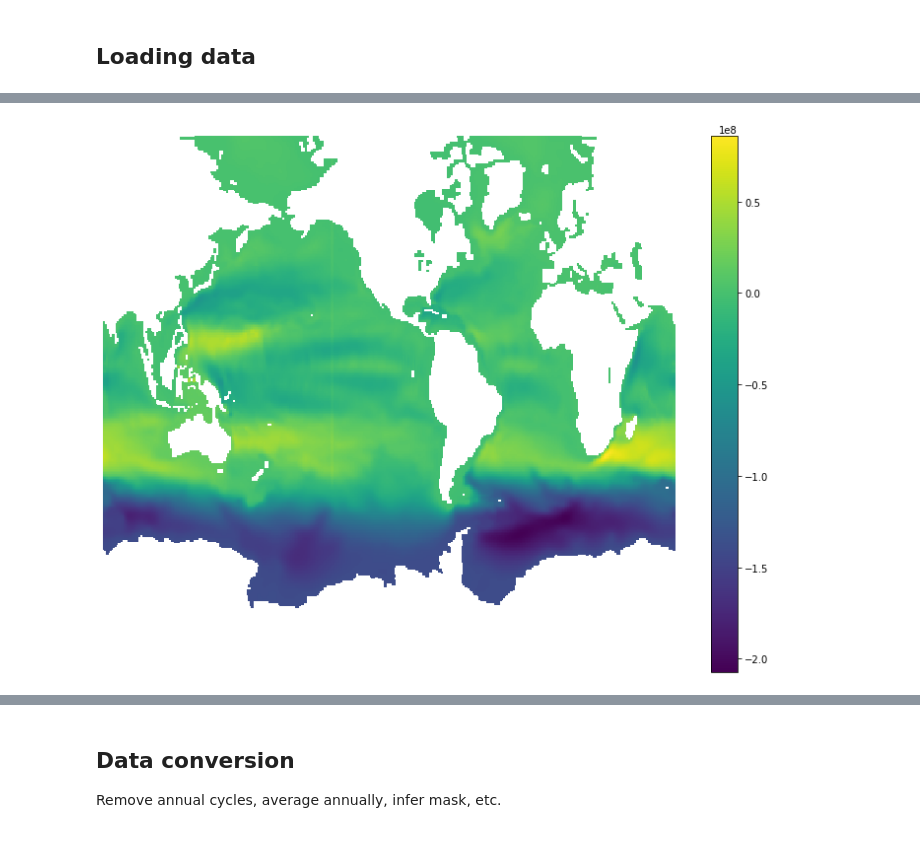
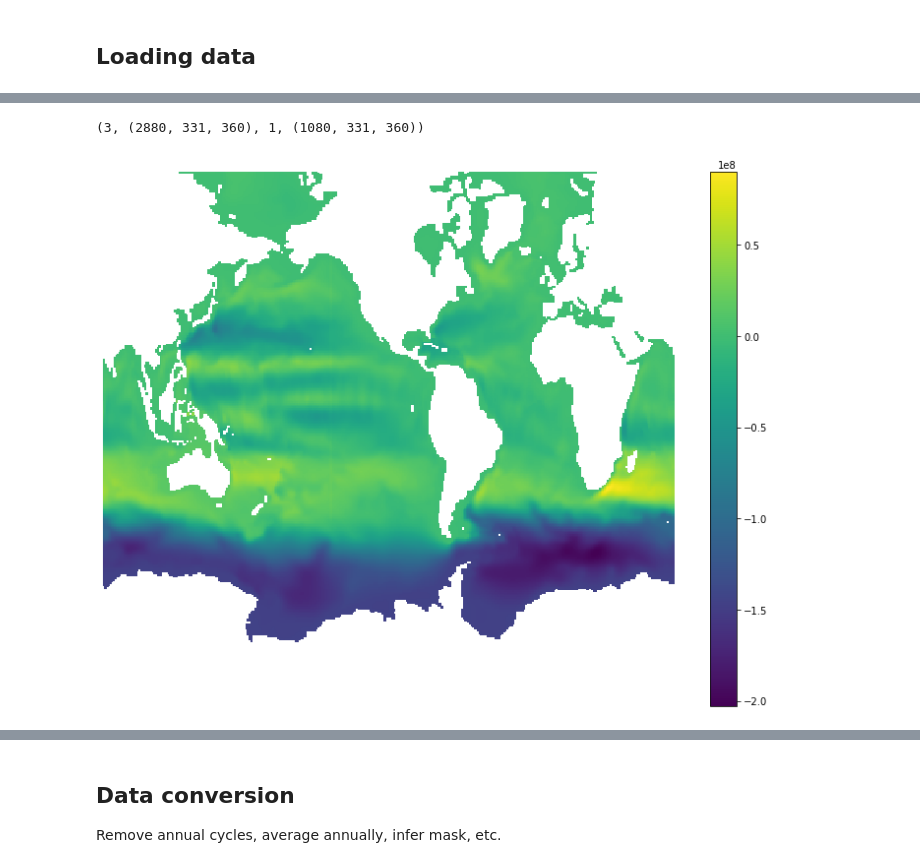
Before and after one commit to Maison-de-la-Simulation/hrmes, a Jupyter notebook: pca.ipynb, the cells around one changed output, grey strips where cells are left out. Saved outputs shown, nothing was run; the diff lists cells and outputs as text; code cells hidden in the pictures.

```diff
--- a/pca.ipynb
+++ b/pca.ipynb
@@ -20,4 +21,4 @@ from multiprocessing import Pool
 # %% [markdown]
 ## Loading data
 # %%
-dataset = datalib.SimulationBatch.load()
+training_dataset = datalib.SimulationBatch.load()
@@ -27,4 +39,8 @@ Cannot find the ecCodes library
+# %%
+len(training_dataset.simulations), training_dataset.simulations[0].shape, len(test_dataset.simulations), test_dataset.simulations[0].shape
+# %% [output]
+(3, (2880, 331, 360), 1, (1080, 331, 360))
 # %%
-plt.figure(figsize=(13, 10)) ; plt.pcolor(dataset[0][450]) ; plt.colorbar() ; plt.axis('off') ; plt.show()
+plt.figure(figsize=(13, 10)) ; plt.pcolor(training_dataset[0][10]) ; plt.colorbar() ; plt.axis('off') ; plt.show()
 # %% [output]
-[figure, old version]
+[figure, new version]
```
Also changed, not shown: parts of 41 cells of this notebook, 1 other file.
